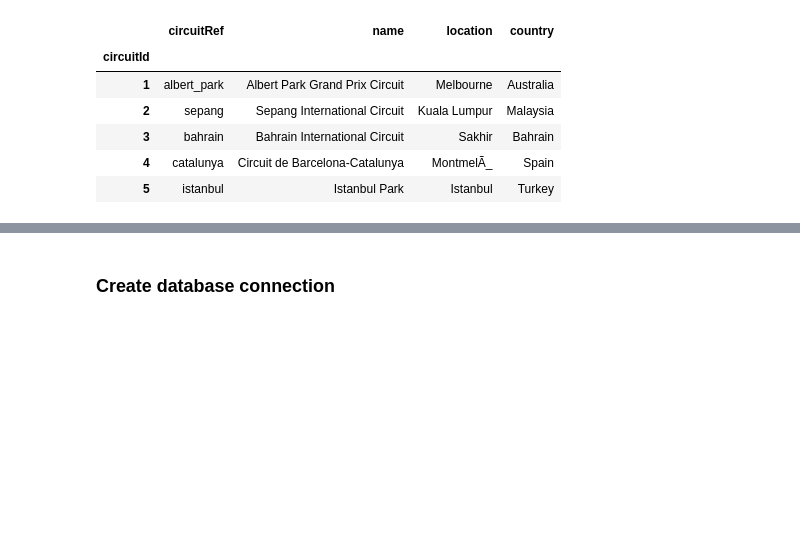
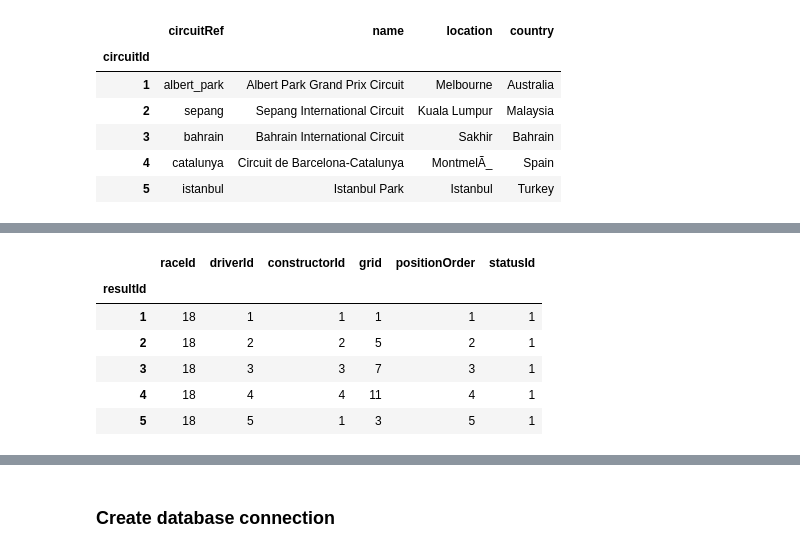
Before and after one commit to KalicoRacer/poll_position_project, a Jupyter notebook: poll_to_podium.ipynb, the cells around one changed output, grey strips where cells are left out. Cells and saved outputs as stored; diff of their text form; code cells hidden in the pictures; blank space fills up the shorter version.

```diff
--- a/poll_to_podium.ipynb
+++ b/poll_to_podium.ipynb
@@ -102,0 +163,15 @@ circuits_transformed.head()
+# %%
+results_cols = ["resultId", "raceId", "driverId", "constructorId", "grid", "positionOrder", "statusId"]
+results_transformed = results_df[results_cols].copy()
+
+results_transformed.set_index("resultId", inplace=True)
+
+results_transformed.head()
+# %% [output]
+|  | raceId | driverId | constructorId | grid | positionOrder | statusId |
+| resultId |  |  |  |  |  |  |
+| 1 | 18 | 1 | 1 | 1 | 1 | 1 |
+| 2 | 18 | 2 | 2 | 5 | 2 | 1 |
+| 3 | 18 | 3 | 3 | 7 | 3 | 1 |
+| 4 | 18 | 4 | 4 | 11 | 4 | 1 |
+| 5 | 18 | 5 | 1 | 3 | 5 | 1 |
```
Also changed, not shown: parts of 8 cells of this notebook.
